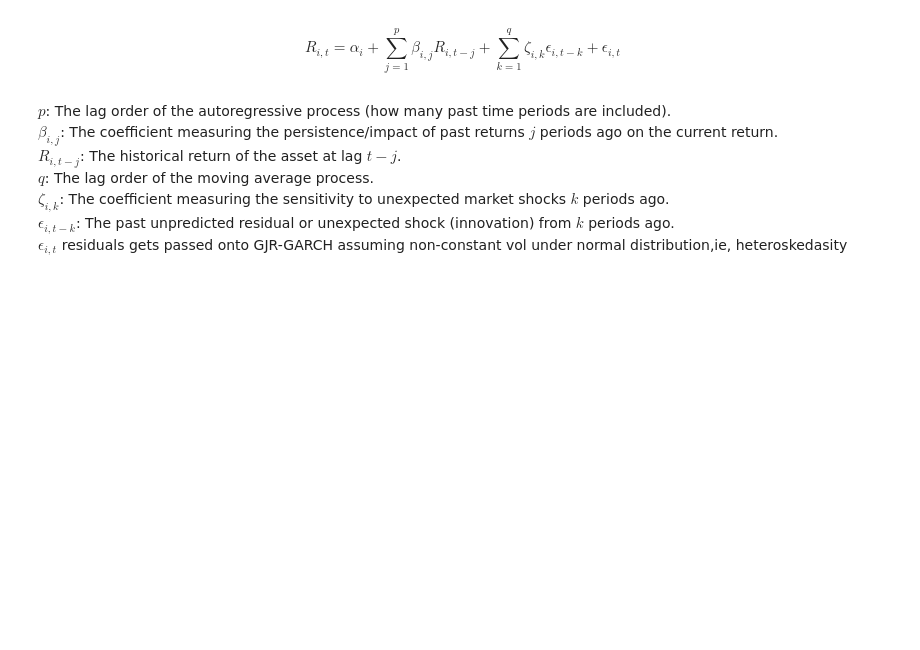
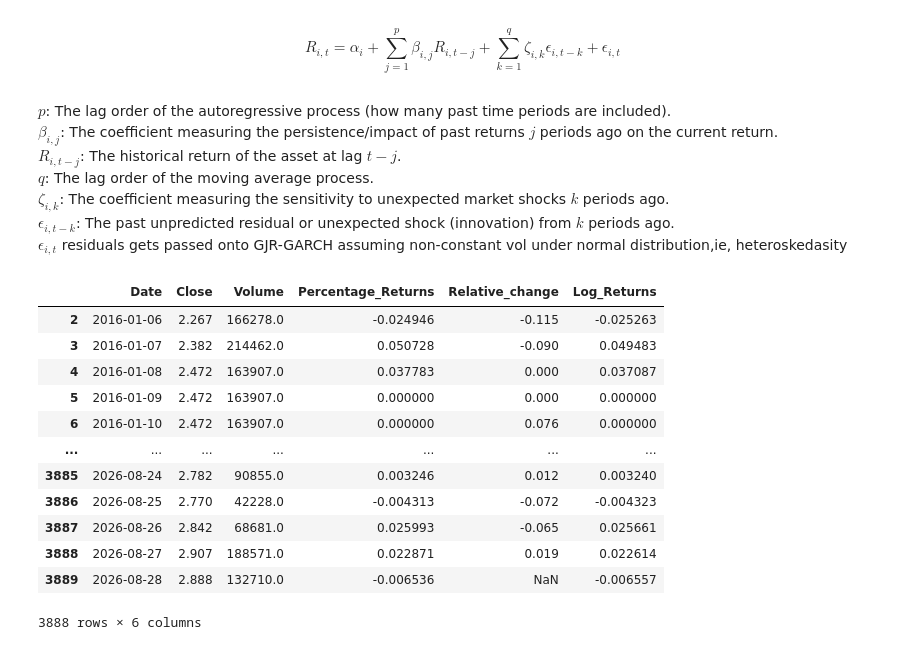
Before and after one commit to IanJ1998/Ian, a Jupyter notebook: CommodityProject/SystemicRiskCopulaProject/Modelling/Modelling_Phase1.ipynb, the cells around one changed output. Saved outputs shown, nothing was run; the diff lists cells and outputs as text; code cells hidden in the pictures; blank space fills up the shorter version.

```diff
--- a/CommodityProject/SystemicRiskCopulaProject/Modelling/Modelling_Phase1.ipynb
+++ b/CommodityProject/SystemicRiskCopulaProject/Modelling/Modelling_Phase1.ipynb
@@ -98,0 +162,16 @@ def select_best_arma(series, max_p=3, max_q=3):
+# %%
+_df
+# %% [output]
+|  | Date | Close | Volume | Percentage_Returns | Relative_change | Log_Returns |
+| 2 | 2016-01-06 | 2.267 | 166278.0 | -0.024946 | -0.115 | -0.025263 |
+| 3 | 2016-01-07 | 2.382 | 214462.0 | 0.050728 | -0.090 | 0.049483 |
+| 4 | 2016-01-08 | 2.472 | 163907.0 | 0.037783 | 0.000 | 0.037087 |
+| 5 | 2016-01-09 | 2.472 | 163907.0 | 0.000000 | 0.000 | 0.000000 |
+| 6 | 2016-01-10 | 2.472 | 163907.0 | 0.000000 | 0.076 | 0.000000 |
+| ... | ... | ... | ... | ... | ... | ... |
+| 3885 | 2026-08-24 | 2.782 | 90855.0 | 0.003246 | 0.012 | 0.003240 |
+| 3886 | 2026-08-25 | 2.770 | 42228.0 | -0.004313 | -0.072 | -0.004323 |
+| 3887 | 2026-08-26 | 2.842 | 68681.0 | 0.025993 | -0.065 | 0.025661 |
+| 3888 | 2026-08-27 | 2.907 | 188571.0 | 0.022871 | 0.019 | 0.022614 |
+| 3889 | 2026-08-28 | 2.888 | 132710.0 | -0.006536 | NaN | -0.006557 |
+3888 rows × 6 columns
```
Also changed, not shown: parts of 7 cells of this notebook.
